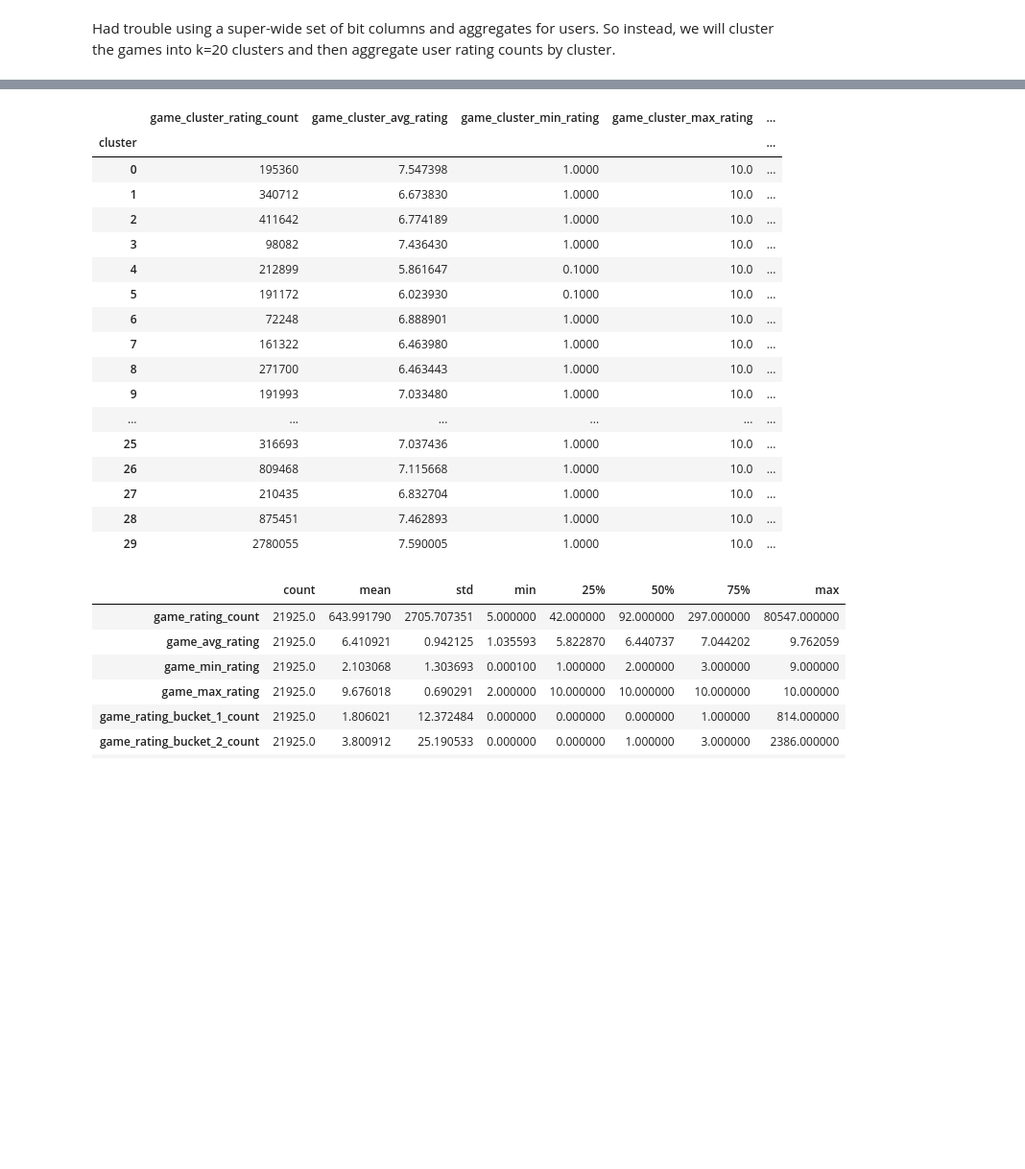
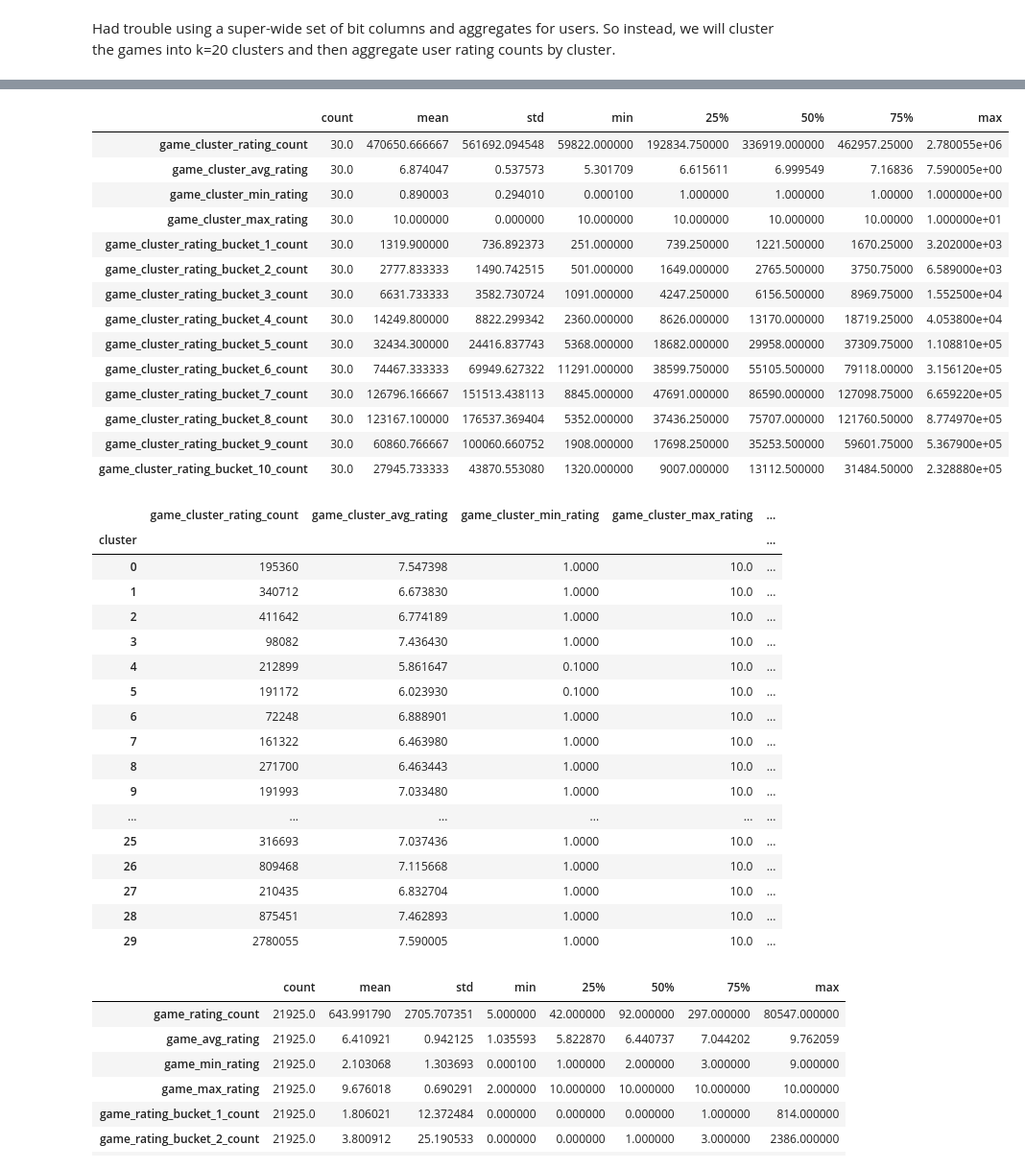
Before and after one commit to jmfb/csc6711-project5, a Jupyter notebook: Project5.ipynb, the cells around one changed output, grey strips where cells are left out. Shown at 96% size. Saved outputs shown, nothing was run; the diff lists cells and outputs as text; code cells hidden in the pictures; blank space fills up the shorter version.

```diff
--- a/Project5.ipynb
+++ b/Project5.ipynb
@@ -508,34 +558,50 @@ train_avg_rating_df
 # %%
 game_cluster_avg_rating_df = train_df\
     .merge(games_df, on='BGGId')\
     .groupby('cluster')\
     .agg(
         game_cluster_rating_count=('Rating', 'count'),
         game_cluster_avg_rating=('Rating', 'mean'),
         game_cluster_min_rating=('Rating', 'min'),
         game_cluster_max_rating=('Rating', 'max'),
         **{ f"game_cluster_rating_bucket_{rating}_count": (f"rating_bucket_{rating}", 'sum') for rating in range(1, 11) }
     )
+display(game_cluster_avg_rating_df.describe().T)
 game_cluster_avg_rating_df
 # %% [output]
-|  | game_cluster_rating_count | game_cluster_avg_rating | game_cluster_min_rating | game_cluster_max_rating | ... |
-| cluster |  |  |  |  | ... |
-| 0 | 195360 | 7.547398 | 1.0000 | 10.0 | ... |
-| 1 | 340712 | 6.673830 | 1.0000 | 10.0 | ... |
-| 2 | 411642 | 6.774189 | 1.0000 | 10.0 | ... |
-| 3 | 98082 | 7.436430 | 1.0000 | 10.0 | ... |
-| 4 | 212899 | 5.861647 | 0.1000 | 10.0 | ... |
-| 5 | 191172 | 6.023930 | 0.1000 | 10.0 | ... |
-| 6 | 72248 | 6.888901 | 1.0000 | 10.0 | ... |
-| 7 | 161322 | 6.463980 | 1.0000 | 10.0 | ... |
-| 8 | 271700 | 6.463443 | 1.0000 | 10.0 | ... |
-| 9 | 191993 | 7.033480 | 1.0000 | 10.0 | ... |
-| ... | ... | ... | ... | ... | ... |
-| 25 | 316693 | 7.037436 | 1.0000 | 10.0 | ... |
-| 26 | 809468 | 7.115668 | 1.0000 | 10.0 | ... |
-| 27 | 210435 | 6.832704 | 1.0000 | 10.0 | ... |
-| 28 | 875451 | 7.462893 | 1.0000 | 10.0 | ... |
-| 29 | 2780055 | 7.590005 | 1.0000 | 10.0 | ... |
+|  | count | mean | std | min | 25% | 50% | 75% | max |
+| game_cluster_rating_count | 30.0 | 470650.666667 | 561692.094548 | 59822.000000 | 192834.750000 | 336919.000000 | 462957.25000 | 2.780055e+06 |
+| game_cluster_avg_rating | 30.0 | 6.874047 | 0.537573 | 5.301709 | 6.615611 | 6.999549 | 7.16836 | 7.590005e+00 |
+| game_cluster_min_rating | 30.0 | 0.890003 | 0.294010 | 0.000100 | 1.000000 | 1.000000 | 1.00000 | 1.000000e+00 |
+| game_cluster_max_rating | 30.0 | 10.000000 | 0.000000 | 10.000000 | 10.000000 | 10.000000 | 10.00000 | 1.000000e+01 |
+| game_cluster_rating_bucket_1_count | 30.0 | 1319.900000 | 736.892373 | 251.000000 | 739.250000 | 1221.500000 | 1670.25000 | 3.202000e+03 |
+| game_cluster_rating_bucket_2_count | 30.0 | 2777.833333 | 1490.742515 | 501.000000 | 1649.000000 | 2765.500000 | 3750.75000 | 6.589000e+03 |
+| game_cluster_rating_bucket_3_count | 30.0 | 6631.733333 | 3582.730724 | 1091.000000 | 4247.250000 | 6156.500000 | 8969.75000 | 1.552500e+04 |
+| game_cluster_rating_bucket_4_count | 30.0 | 14249.800000 | 8822.299342 | 2360.000000 | 8626.000000 | 13170.000000 | 18719.25000 | 4.053800e+04 |
+| game_cluster_rating_bucket_5_count | 30.0 | 32434.300000 | 24416.837743 | 5368.000000 | 18682.000000 | 29958.000000 | 37309.75000 | 1.108810e+05 |
+| game_cluster_rating_bucket_6_count | 30.0 | 74467.333333 | 69949.627322 | 11291.000000 | 38599.750000 | 55105.500000 | 79118.00000 | 3.156120e+05 |
+| game_cluster_rating_bucket_7_count | 30.0 | 126796.166667 | 151513.438113 | 8845.000000 | 47691.000000 | 86590.000000 | 127098.75000 | 6.659220e+05 |
+| game_cluster_rating_bucket_8_count | 30.0 | 123167.100000 | 176537.369404 | 5352.000000 | 37436.250000 | 75707.000000 | 121760.50000 | 8.774970e+05 |
+| game_cluster_rating_bucket_9_count | 30.0 | 60860.766667 | 100060.660752 | 1908.000000 | 17698.250000 | 35253.500000 | 59601.75000 | 5.367900e+05 |
+| game_cluster_rating_bucket_10_count | 30.0 | 27945.733333 | 43870.553080 | 1320.000000 | 9007.000000 | 13112.500000 | 31484.50000 | 2.328880e+05 |
+|  | game_cluster_rating_count | game_cluster_avg_rating | game_cluster_min_rating | game_cluster_max_rating | ... |
+| cluster |  |  |  |  | ... |
+| 0 | 195360 | 7.547398 | 1.0000 | 10.0 | ... |
+| 1 | 340712 | 6.673830 | 1.0000 | 10.0 | ... |
+| 2 | 411642 | 6.774189 | 1.0000 | 10.0 | ... |
+| 3 | 98082 | 7.436430 | 1.0000 | 10.0 | ... |
+| 4 | 212899 | 5.861647 | 0.1000 | 10.0 | ... |
+| 5 | 191172 | 6.023930 | 0.1000 | 10.0 | ... |
+| 6 | 72248 | 6.888901 | 1.0000 | 10.0 | ... |
+| 7 | 161322 | 6.463980 | 1.0000 | 10.0 | ... |
+| 8 | 271700 | 6.463443 | 1.0000 | 10.0 | ... |
+| 9 | 191993 | 7.033480 | 1.0000 | 10.0 | ... |
+| ... | ... | ... | ... | ... | ... |
+| 25 | 316693 | 7.037436 | 1.0000 | 10.0 | ... |
+| 26 | 809468 | 7.115668 | 1.0000 | 10.0 | ... |
+| 27 | 210435 | 6.832704 | 1.0000 | 10.0 | ... |
+| 28 | 875451 | 7.462893 | 1.0000 | 10.0 | ... |
+| 29 | 2780055 | 7.590005 | 1.0000 | 10.0 | ... |
 # %%
 game_avg_rating_df = train_df\
     .groupby('BGGId')\
```
Also changed, not shown: parts of 8 cells of this notebook.
